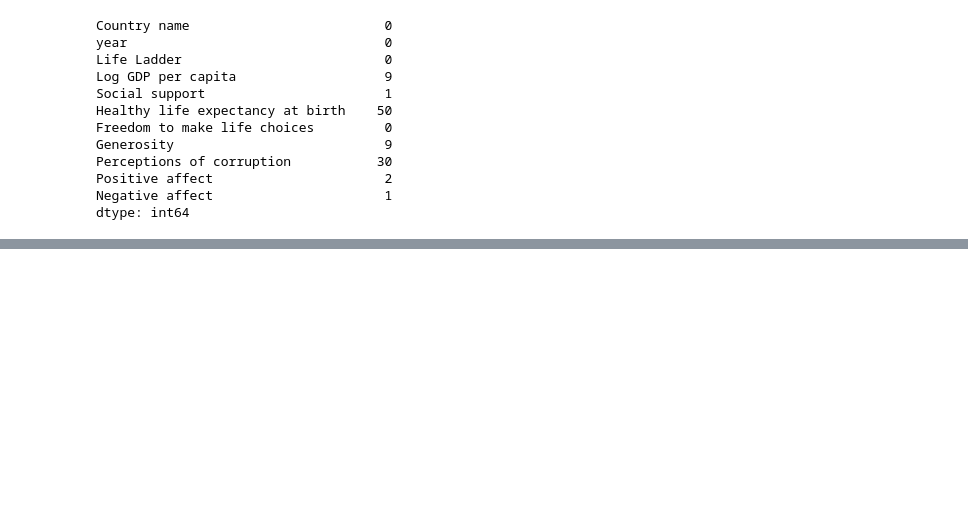
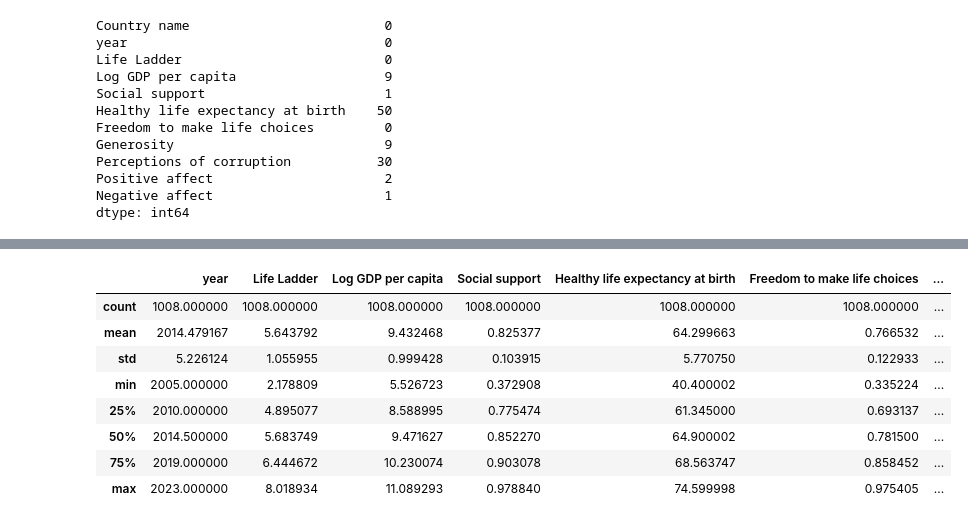
Before and after one commit to SBangarh/Happiness-Analysis, a Jupyter notebook: notebook.ipynb, the cells around one changed output, grey strips where cells are left out. Cells and saved outputs as stored; diff of their text form; code cells hidden in the pictures; blank space fills up the shorter version.

```diff
--- a/notebook.ipynb
+++ b/notebook.ipynb
@@ -397,0 +446,13 @@ Way less nulls and these can probably be removed
+# %%
+#describe data
+select_countries.describe()
+# %% [output]
+|  | year | Life Ladder | Log GDP per capita | Social support | Healthy life expectancy at birth | Freedom to make life choices | ... |
+| count | 1008.000000 | 1008.000000 | 1008.000000 | 1008.000000 | 1008.000000 | 1008.000000 | ... |
+| mean | 2014.479167 | 5.643792 | 9.432468 | 0.825377 | 64.299663 | 0.766532 | ... |
+| std | 5.226124 | 1.055955 | 0.999428 | 0.103915 | 5.770750 | 0.122933 | ... |
+| min | 2005.000000 | 2.178809 | 5.526723 | 0.372908 | 40.400002 | 0.335224 | ... |
+| 25% | 2010.000000 | 4.895077 | 8.588995 | 0.775474 | 61.345000 | 0.693137 | ... |
+| 50% | 2014.500000 | 5.683749 | 9.471627 | 0.852270 | 64.900002 | 0.781500 | ... |
+| 75% | 2019.000000 | 6.444672 | 10.230074 | 0.903078 | 68.563747 | 0.858452 | ... |
+| max | 2023.000000 | 8.018934 | 11.089293 | 0.978840 | 74.599998 | 0.975405 | ... |
```
Also changed, not shown: parts of 17 cells of this notebook.
